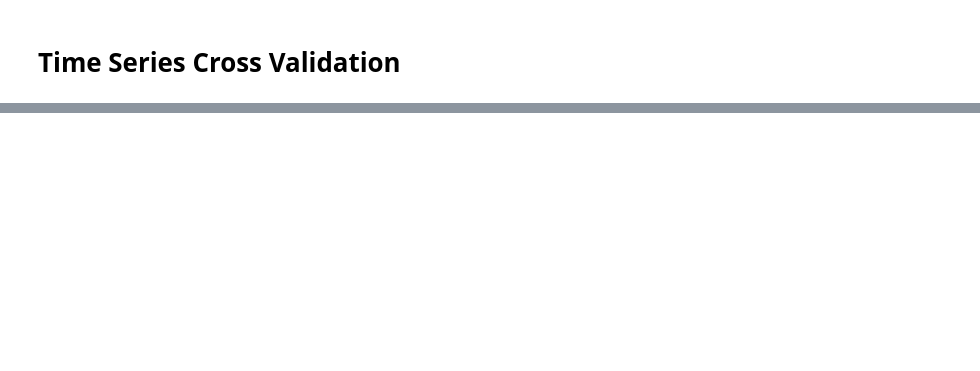
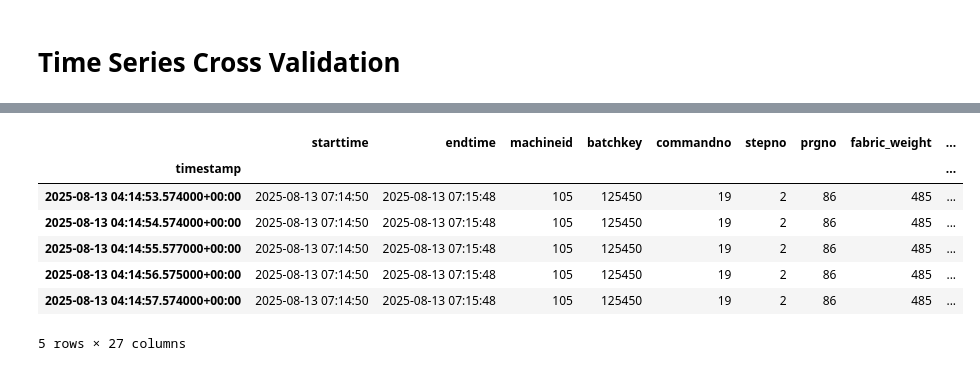
Before and after one commit to TahaSoylu44/Hacettepe-Datathon-26, a Jupyter notebook: aiclubdatathon-26/study-notebook.ipynb, the cells around one changed output, grey strips where cells are left out. Cells and saved outputs as stored; diff of their text form; code cells hidden in the pictures; blank space fills up the shorter version.

```diff
--- a/aiclubdatathon-26/study-notebook.ipynb
+++ b/aiclubdatathon-26/study-notebook.ipynb
@@ -82,13 +91,11 @@ Index(['starttime', 'endtime', 'machineid', 'batchkey', 'commandno', 'stepno',
 # %%
 def create_features(df):
     df = df.copy()
-
-    df['month'] = df.index.month
-    df['dayofyear'] = df.index.dayofyear
-    df['dayofmonth'] = df.index.day
-    df['dayofweek'] = df.index.dayofweek
-    df['hour'] = df.index.hour
-    df['weekofyear'] = df.index.isocalendar().week
+    # Create elapsed_time column
+    df['starttime'] = pd.to_datetime(df['starttime'], format='ISO8601')
+    df['endtime'] = pd.to_datetime(df['endtime'], format='ISO8601')
+    df['elapsed_time'] = df['endtime'] - df['starttime']
+    df['elapsed_time'] = df['elapsed_time'].dt.total_seconds()
 
     return df
 
@@ -127,0 +197,20 @@ plt.show()
+# %%
+def add_lags(df):
+    df['target_lag3'] = df.groupby(['machineid', 'commandno'])['bk_target_level'].shift(3)
+    df['target_lag3_diff'] = df['bk_target_level'] - df['target_lag3']
+    return df
+
+df = add_lags(df)
+# %%
+df = df.dropna(subset=["target_lag3", "target_lag3_diff"])
+# %%
+df.head()
+# %% [output]
+|  | starttime | endtime | machineid | batchkey | commandno | stepno | prgno | fabric_weight | ... |
+| timestamp |  |  |  |  |  |  |  |  | ... |
+| 2025-08-13 04:14:53.574000+00:00 | 2025-08-13 07:14:50 | 2025-08-13 07:15:48 | 105 | 125450 | 19 | 2 | 86 | 485 | ... |
+| 2025-08-13 04:14:54.574000+00:00 | 2025-08-13 07:14:50 | 2025-08-13 07:15:48 | 105 | 125450 | 19 | 2 | 86 | 485 | ... |
+| 2025-08-13 04:14:55.577000+00:00 | 2025-08-13 07:14:50 | 2025-08-13 07:15:48 | 105 | 125450 | 19 | 2 | 86 | 485 | ... |
+| 2025-08-13 04:14:56.575000+00:00 | 2025-08-13 07:14:50 | 2025-08-13 07:15:48 | 105 | 125450 | 19 | 2 | 86 | 485 | ... |
+| 2025-08-13 04:14:57.574000+00:00 | 2025-08-13 07:14:50 | 2025-08-13 07:15:48 | 105 | 125450 | 19 | 2 | 86 | 485 | ... |
+5 rows × 27 columns
```
Also changed, not shown: parts of 31 cells of this notebook, 2 other files.
